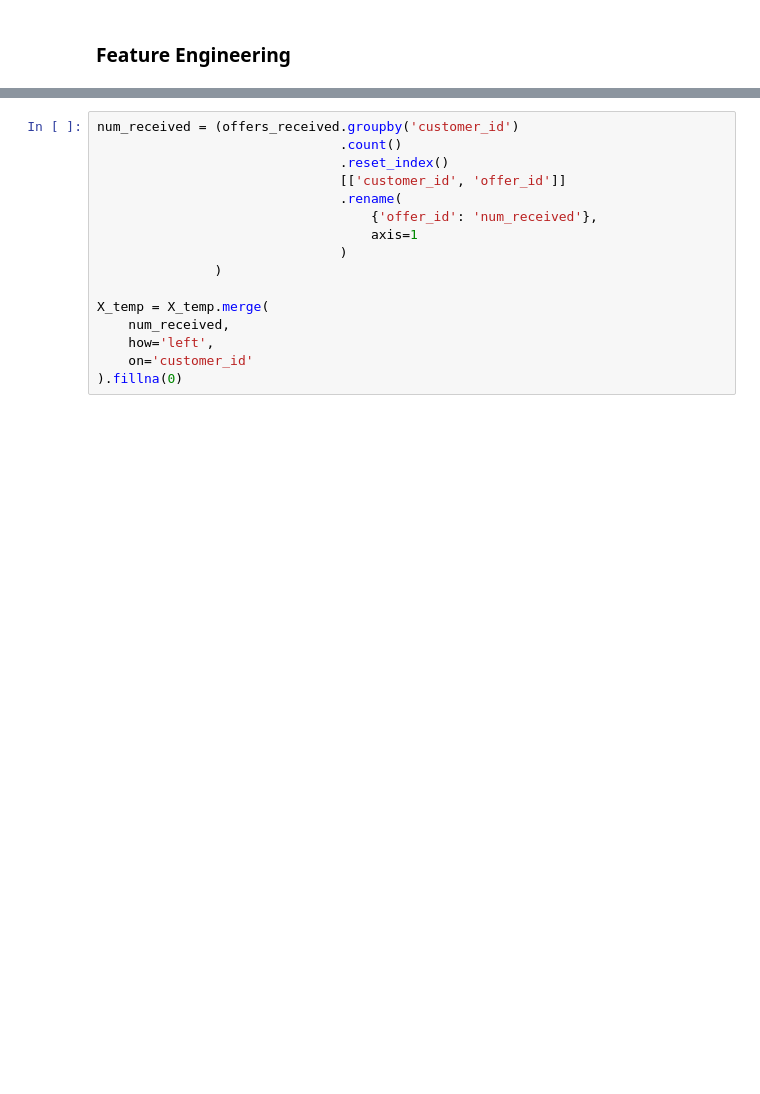
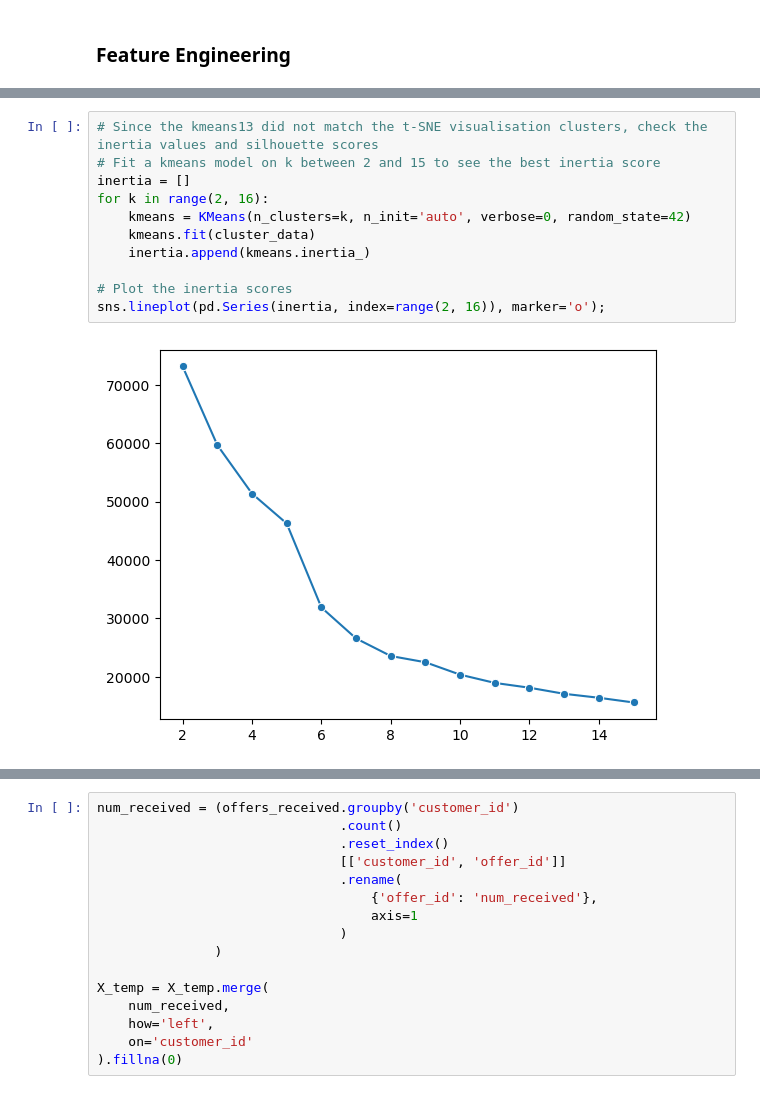
Before and after one commit to rara-ch/StarbucksPromotionalOffers_DataAnalysis, a Jupyter notebook: PythonNotebooks/OfferCompletion_ClassificationModelling.ipynb, the cells around one changed output, grey strips where cells are left out. Drawn from its saved outputs; the diff is of its cells as text; blank space fills up the shorter version.

```diff
--- a/PythonNotebooks/OfferCompletion_ClassificationModelling.ipynb
+++ b/PythonNotebooks/OfferCompletion_ClassificationModelling.ipynb
@@ -204,0 +260,13 @@ X_temp.head()
+# %%
+# Since the kmeans13 did not match the t-SNE visualisation clusters, check the inertia values and silhouette scores
+# Fit a kmeans model on k between 2 and 15 to see the best inertia score
+inertia = []
+for k in range(2, 16):
+    kmeans = KMeans(n_clusters=k, n_init='auto', verbose=0, random_state=42)
+    kmeans.fit(cluster_data)
+    inertia.append(kmeans.inertia_)
+
+# Plot the inertia scores
+sns.lineplot(pd.Series(inertia, index=range(2, 16)), marker='o');
+# %% [output]
+[figure, added]
```
Also changed, not shown: parts of 13 cells of this notebook.
